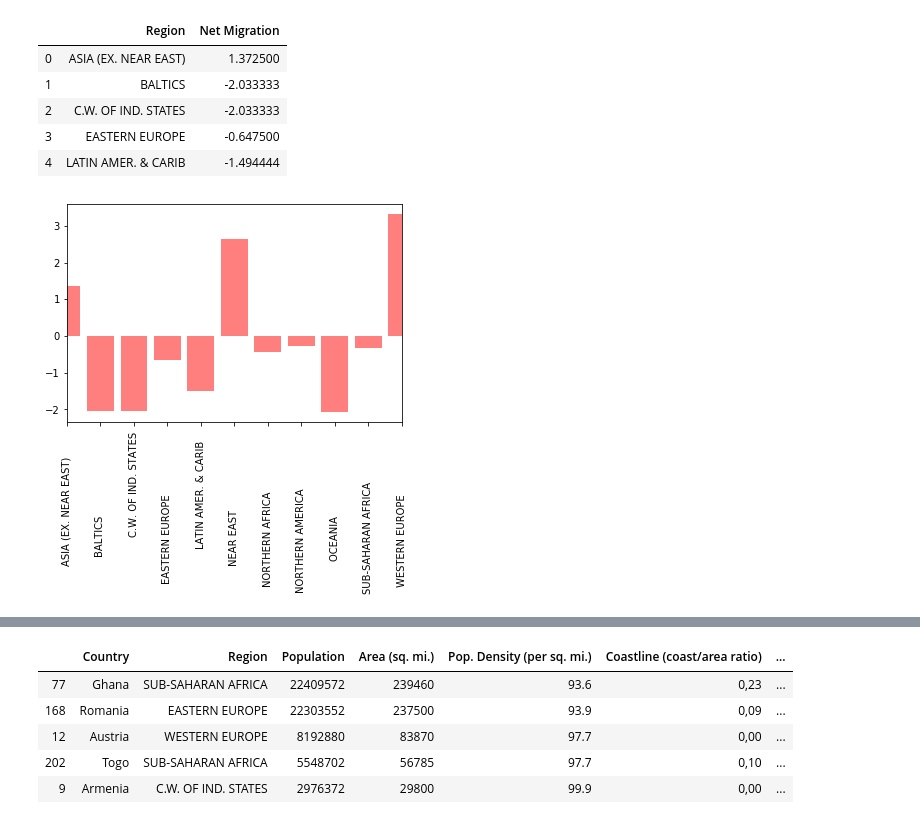
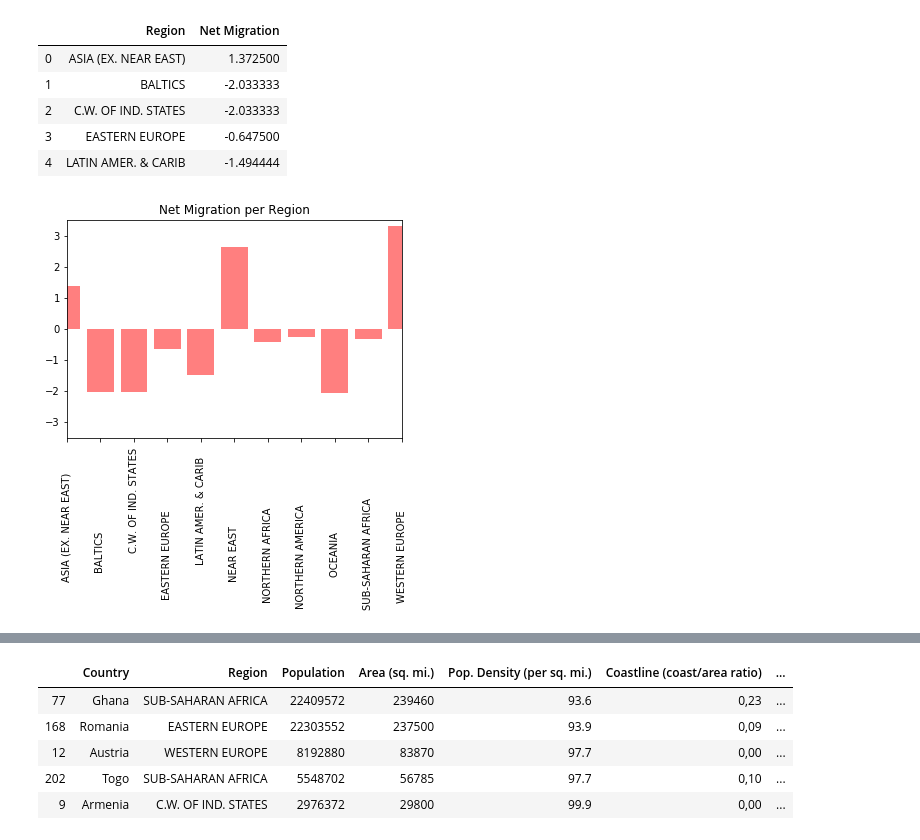
Before and after one commit to juliedundas/Country-Analysis, a Jupyter notebook: Project_1/project_1.ipynb, the cells around one changed output, grey strips where cells are left out. Cells and saved outputs as stored; diff of their text form; code cells hidden in the pictures.

```diff
--- a/Project_1/project_1.ipynb
+++ b/Project_1/project_1.ipynb
@@ -144,26 +164,29 @@ migration_grouped_reset.head()
 # %%
 #Create the bar graph for Net Migration and Region
 x=migration_grouped_reset["Region"]
 y=migration_grouped_reset["Net Migration"]
 # Shade the area between y1 and line y=0
 plt.bar(x, y,
                  facecolor="red", # The fill color
                  color='blue',       # The outline color
                  alpha=0.5)          # Transparency of the fill
 #Show the plot
 #plt.ylim(0,y.max)
 #plt.yticks(np.arange(0, 200))
 #plt.xticks(rotation='horizontal')
 plt.xticks(rotation='vertical')
 #plt.yticks([])
 plt.xlim(0,10)
+plt.ylim(-3.5,3.5)
+plt.title('Net Migration per Region')
+plt.savefig('regionmigration', bbox_inches="tight")
 plt.show()
 #go through every row of the dataframe
 #for row in data.itterrows():
 #net migration / population density
 #only plot top X
 # %% [output]
-[figure, old version]
+[figure, new version]
 # %%
 #Remove rows with data that does not exist
 df = df.dropna()
```
Also changed, not shown: parts of 15 cells of this notebook, 6 other files.
